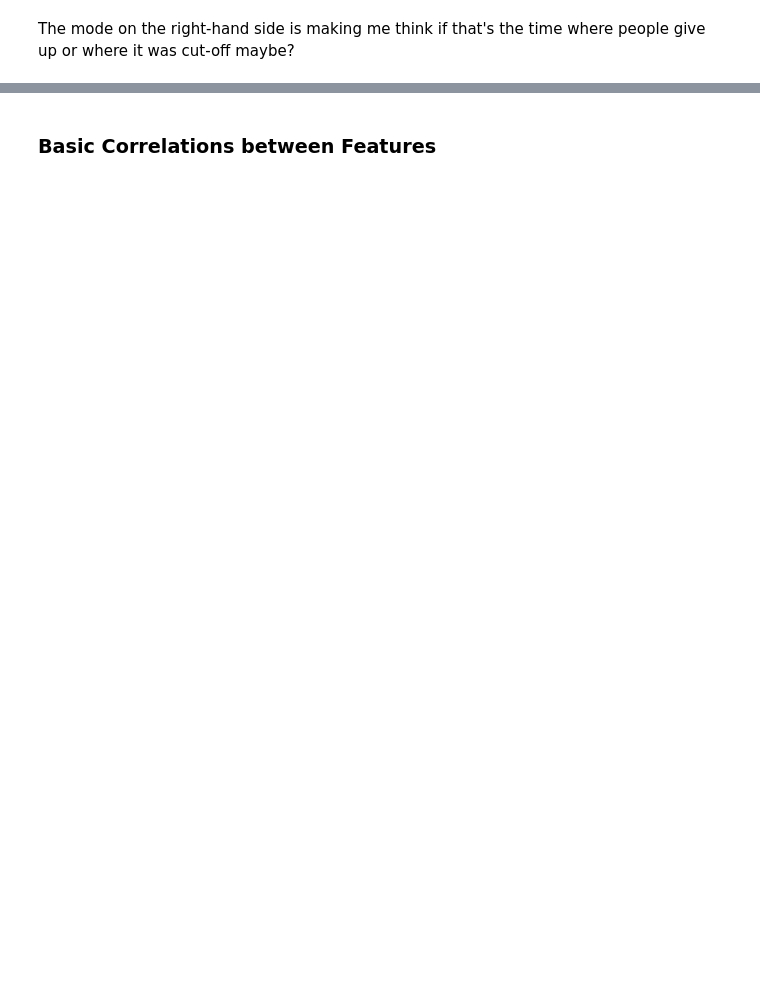
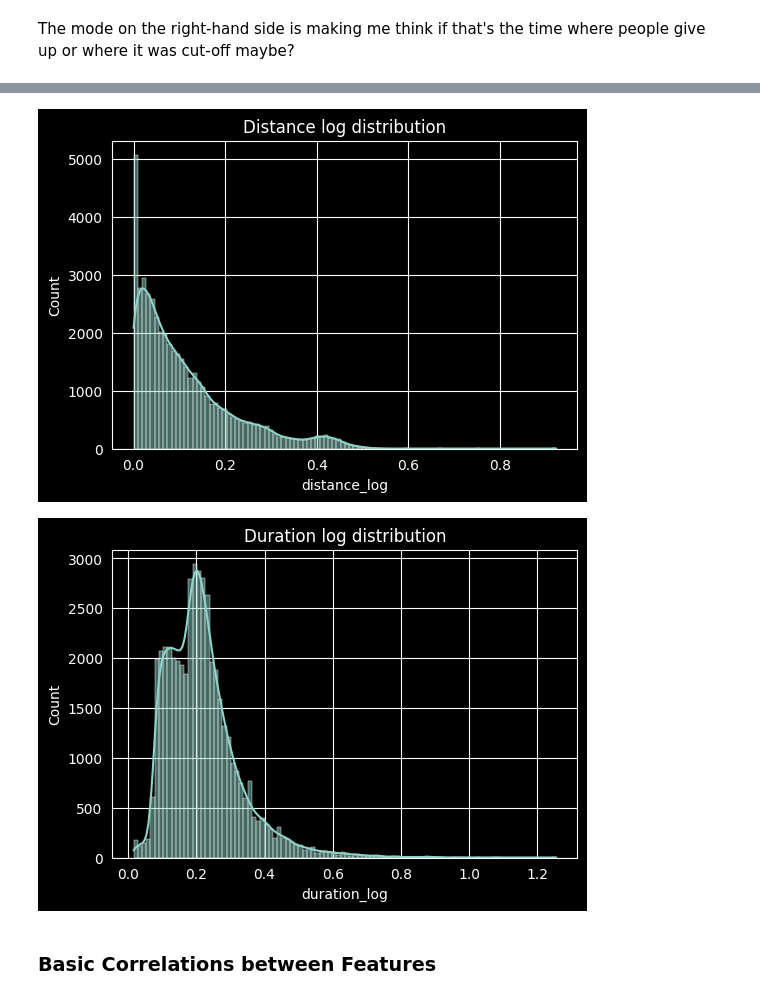
Before and after one commit to robin-szy/Reaction-Time-Prediction, a Jupyter notebook: data_exploration.ipynb, the cells around one changed output, grey strips where cells are left out. Cells and saved outputs as stored; diff of their text form; code cells hidden in the pictures; blank space fills up the shorter version.

```diff
--- a/data_exploration.ipynb
+++ b/data_exploration.ipynb
@@ -180,3 +269,23 @@ plt.show()
+# %%
+# Distance and duration are heavily right-skewed. Does scaling help?
+
+feature_store["dist_log"] = np.log1p(feature_store["dist"])
+dur_log = np.log1p(durations)
+
+plt.figure(figsize=(6,4))
+sns.histplot(feature_store["dist_log"], bins=100, kde=True)
+plt.title("Distance log distribution")
+plt.xlabel("distance_log")
+plt.show()
+
+plt.figure(figsize=(6,4))
+sns.histplot(dur_log, bins=100, kde=True)
+plt.title("Duration log distribution")
+plt.xlabel("duration_log")
+plt.show()
+# %% [output]
+[figure, added]
+[figure, added]
 # %% [markdown]
 ### Basic Correlations between Features
 # %%
```
Also changed, not shown: parts of 52 cells of this notebook, 3 other files.
